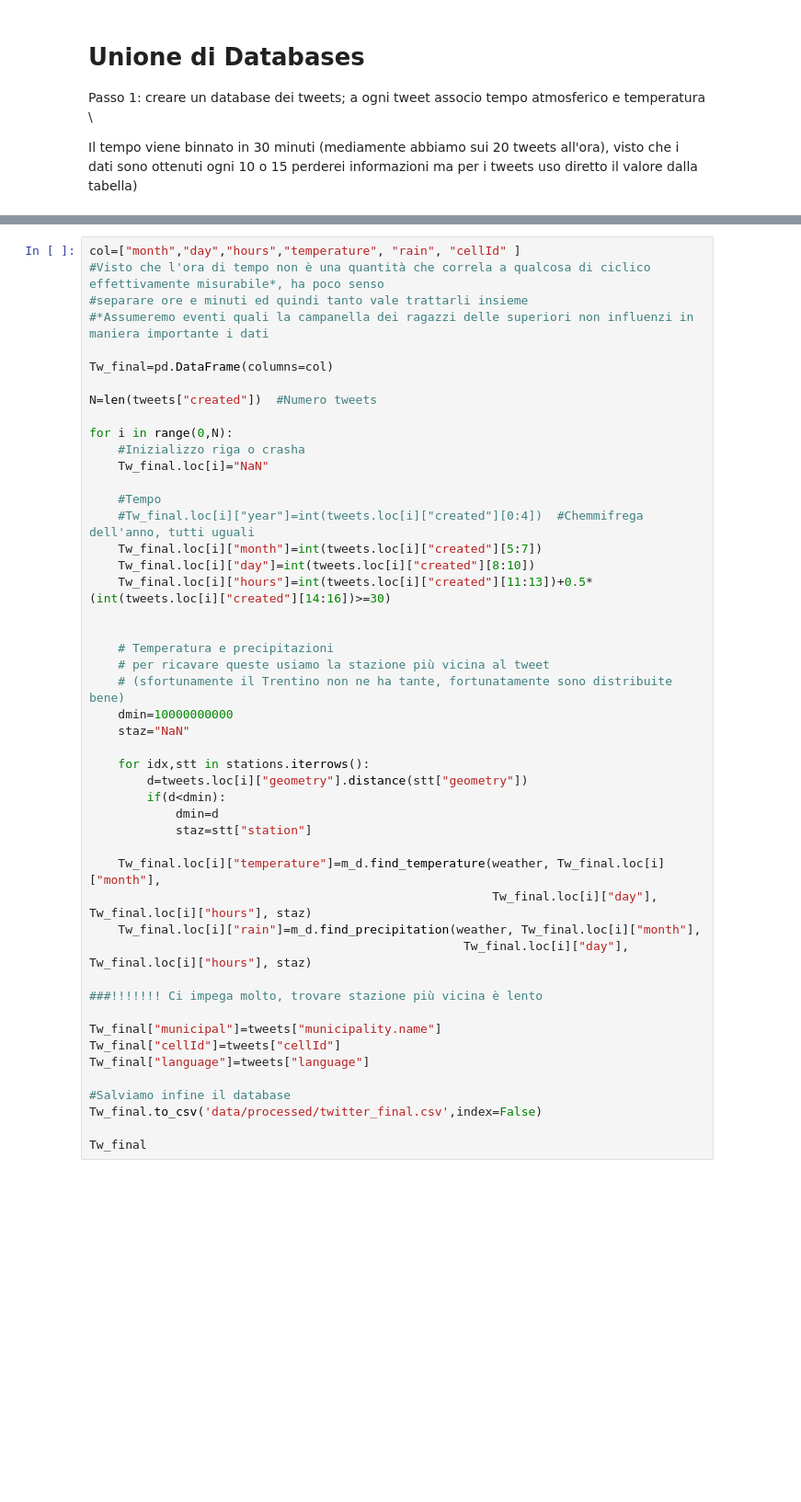
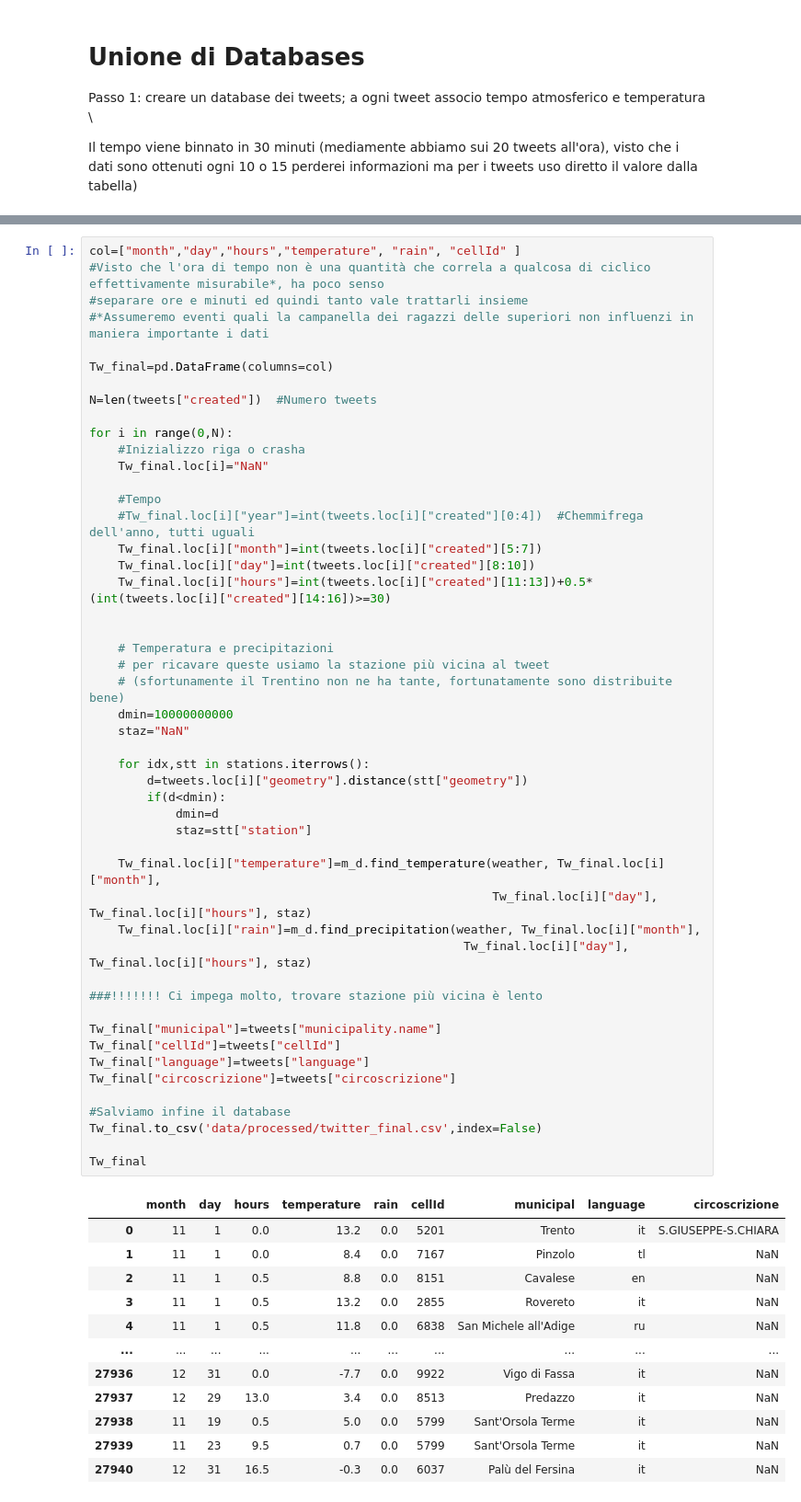
Before and after one commit to devix2/IntroToDS_FinalProject, a Jupyter notebook: SocialPulse(noCC)/Import Dati.ipynb, the cells around one changed output, grey strips where cells are left out. Shown: that part at 92% size. Cells and saved outputs as stored; diff of their text form; blank space fills up the shorter version.

```diff
--- a/SocialPulse(noCC)/Import Dati.ipynb
+++ b/SocialPulse(noCC)/Import Dati.ipynb
@@ -295,30 +314,43 @@ for i in range(0,N):
 
 
     # Temperatura e precipitazioni
     # per ricavare queste usiamo la stazione più vicina al tweet
     # (sfortunamente il Trentino non ne ha tante, fortunatamente sono distribuite bene)
     dmin=10000000000
     staz="NaN"
 
     for idx,stt in stations.iterrows():
         d=tweets.loc[i]["geometry"].distance(stt["geometry"])
         if(d<dmin):
             dmin=d
             staz=stt["station"]
 
     Tw_final.loc[i]["temperature"]=m_d.find_temperature(weather, Tw_final.loc[i]["month"],
                                                         Tw_final.loc[i]["day"], Tw_final.loc[i]["hours"], staz)
     Tw_final.loc[i]["rain"]=m_d.find_precipitation(weather, Tw_final.loc[i]["month"],
                                                     Tw_final.loc[i]["day"], Tw_final.loc[i]["hours"], staz)
 
 ###!!!!!!! Ci impega molto, trovare stazione più vicina è lento
 
 Tw_final["municipal"]=tweets["municipality.name"]
 Tw_final["cellId"]=tweets["cellId"]
 Tw_final["language"]=tweets["language"]
+Tw_final["circoscrizione"]=tweets["circoscrizione"]
 
 #Salviamo infine il database
 Tw_final.to_csv('data/processed/twitter_final.csv',index=False)
 
 Tw_final
 # %% [output]
+|  | month | day | hours | temperature | rain | cellId | municipal | language | circoscrizione |
+| 0 | 11 | 1 | 0.0 | 13.2 | 0.0 | 5201 | Trento | it | S.GIUSEPPE-S.CHIARA |
+| 1 | 11 | 1 | 0.0 | 8.4 | 0.0 | 7167 | Pinzolo | tl | NaN |
+| 2 | 11 | 1 | 0.5 | 8.8 | 0.0 | 8151 | Cavalese | en | NaN |
+| 3 | 11 | 1 | 0.5 | 13.2 | 0.0 | 2855 | Rovereto | it | NaN |
+| 4 | 11 | 1 | 0.5 | 11.8 | 0.0 | 6838 | San Michele all'Adige | ru | NaN |
+| ... | ... | ... | ... | ... | ... | ... | ... | ... | ... |
+| 27936 | 12 | 31 | 0.0 | -7.7 | 0.0 | 9922 | Vigo di Fassa | it | NaN |
+| 27937 | 12 | 29 | 13.0 | 3.4 | 0.0 | 8513 | Predazzo | it | NaN |
+| 27938 | 11 | 19 | 0.5 | 5.0 | 0.0 | 5799 | Sant'Orsola Terme | it | NaN |
+| 27939 | 11 | 23 | 9.5 | 0.7 | 0.0 | 5799 | Sant'Orsola Terme | it | NaN |
+| 27940 | 12 | 31 | 16.5 | -0.3 | 0.0 | 6037 | Palù del Fersina | it | NaN |
```
Also changed, not shown: parts of 14 cells of this notebook, 3 other files.
